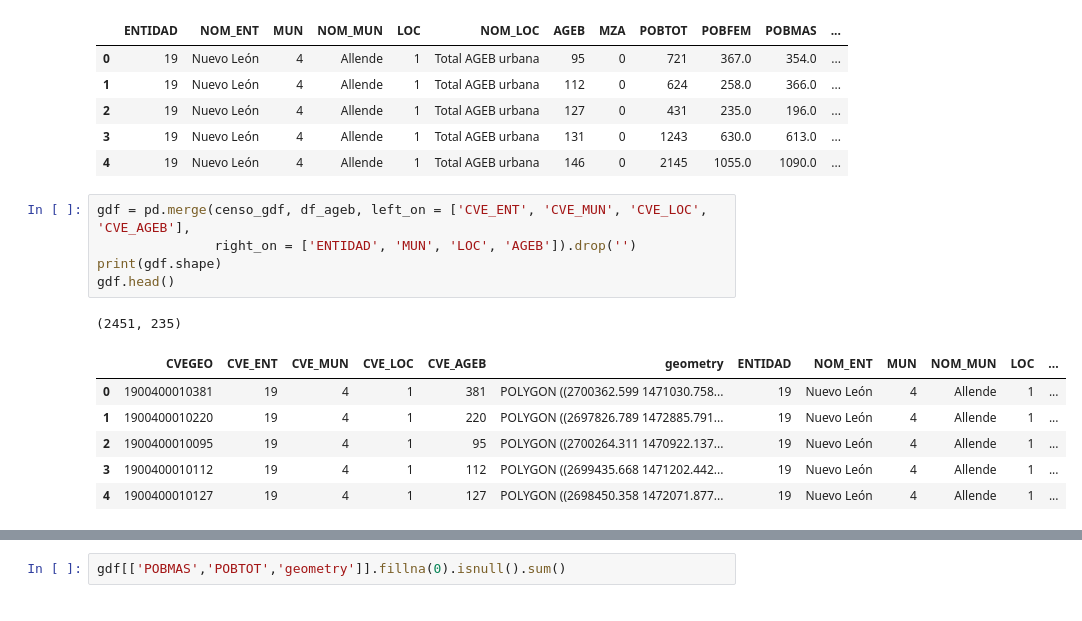
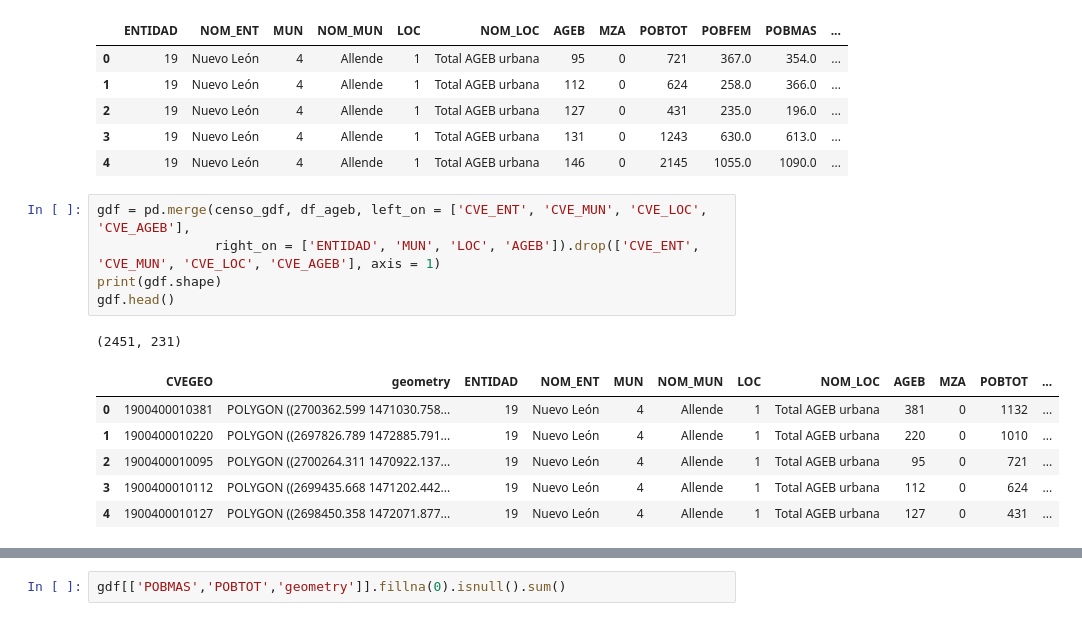
Before and after one commit to juanantoniomschz/itesm_segregacion, a Jupyter notebook: notebooks/01.ipynb, the cells around one changed output, grey strips where cells are left out. Saved outputs shown, nothing was run; the diff lists cells and outputs as text.

```diff
--- a/notebooks/01.ipynb
+++ b/notebooks/01.ipynb
@@ -58,17 +58,17 @@ df_ageb.head()
 | 4 | 19 | Nuevo León | 4 | Allende | 1 | Total AGEB urbana | 146 | 0 | 2145 | 1055.0 | 1090.0 | ... |
 # %%
 gdf = pd.merge(censo_gdf, df_ageb, left_on = ['CVE_ENT', 'CVE_MUN', 'CVE_LOC', 'CVE_AGEB'],
-               right_on = ['ENTIDAD', 'MUN', 'LOC', 'AGEB']).drop('')
+               right_on = ['ENTIDAD', 'MUN', 'LOC', 'AGEB']).drop(['CVE_ENT', 'CVE_MUN', 'CVE_LOC', 'CVE_AGEB'], axis = 1)
 print(gdf.shape)
 gdf.head()
 # %% [output]
-(2451, 235)
+(2451, 231)
-|  | CVEGEO | CVE_ENT | CVE_MUN | CVE_LOC | CVE_AGEB | geometry | ENTIDAD | NOM_ENT | MUN | NOM_MUN | LOC | ... |
-| 0 | 1900400010381 | 19 | 4 | 1 | 381 | POLYGON ((2700362.599 1471030.758... | 19 | Nuevo León | 4 | Allende | 1 | ... |
-| 1 | 1900400010220 | 19 | 4 | 1 | 220 | POLYGON ((2697826.789 1472885.791... | 19 | Nuevo León | 4 | Allende | 1 | ... |
-| 2 | 1900400010095 | 19 | 4 | 1 | 95 | POLYGON ((2700264.311 1470922.137... | 19 | Nuevo León | 4 | Allende | 1 | ... |
-| 3 | 1900400010112 | 19 | 4 | 1 | 112 | POLYGON ((2699435.668 1471202.442... | 19 | Nuevo León | 4 | Allende | 1 | ... |
-| 4 | 1900400010127 | 19 | 4 | 1 | 127 | POLYGON ((2698450.358 1472071.877... | 19 | Nuevo León | 4 | Allende | 1 | ... |
+|  | CVEGEO | geometry | ENTIDAD | NOM_ENT | MUN | NOM_MUN | LOC | NOM_LOC | AGEB | MZA | POBTOT | ... |
+| 0 | 1900400010381 | POLYGON ((2700362.599 1471030.758... | 19 | Nuevo León | 4 | Allende | 1 | Total AGEB urbana | 381 | 0 | 1132 | ... |
+| 1 | 1900400010220 | POLYGON ((2697826.789 1472885.791... | 19 | Nuevo León | 4 | Allende | 1 | Total AGEB urbana | 220 | 0 | 1010 | ... |
+| 2 | 1900400010095 | POLYGON ((2700264.311 1470922.137... | 19 | Nuevo León | 4 | Allende | 1 | Total AGEB urbana | 95 | 0 | 721 | ... |
+| 3 | 1900400010112 | POLYGON ((2699435.668 1471202.442... | 19 | Nuevo León | 4 | Allende | 1 | Total AGEB urbana | 112 | 0 | 624 | ... |
+| 4 | 1900400010127 | POLYGON ((2698450.358 1472071.877... | 19 | Nuevo León | 4 | Allende | 1 | Total AGEB urbana | 127 | 0 | 431 | ... |
 # %%
 from segregation.spatial import SpatialDissim
 
```
Also changed, not shown: parts of 2 cells of this notebook.
